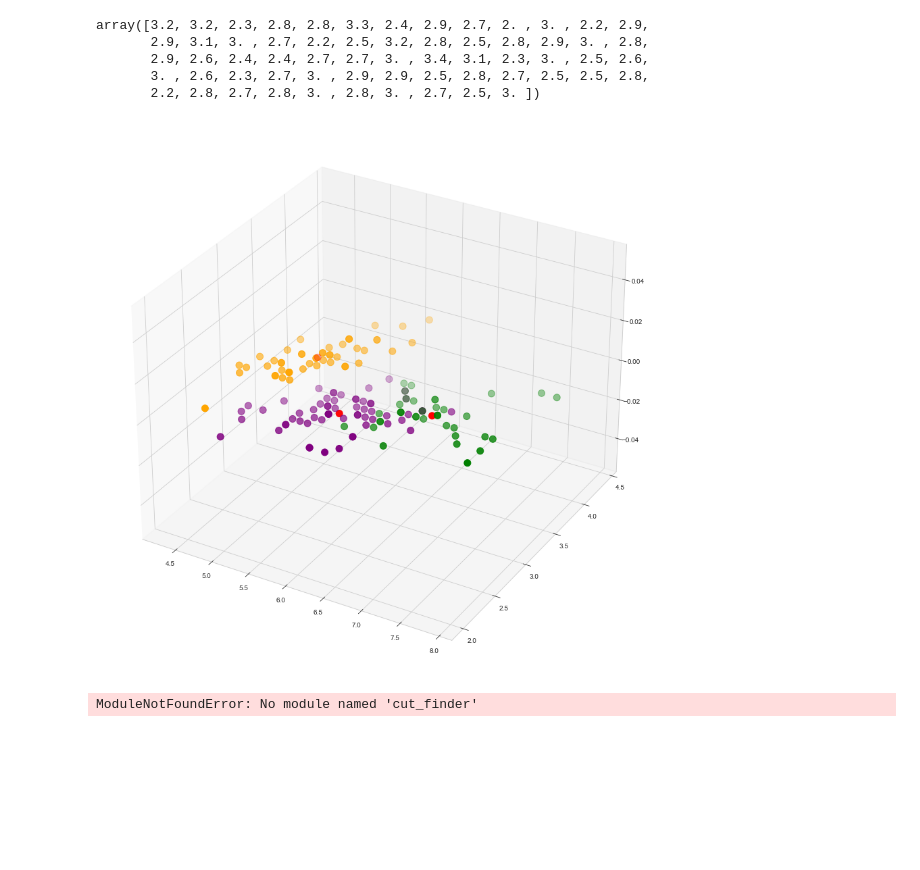
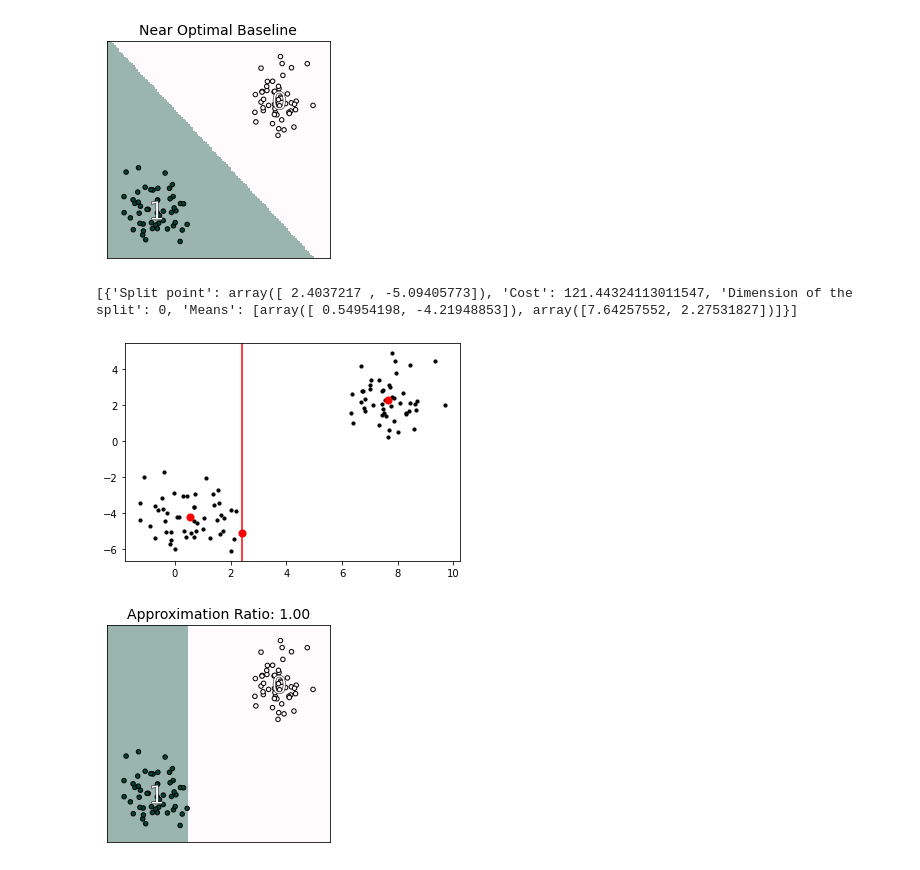
Before and after one commit to lucasximenes/improved-dollop, a Jupyter notebook: TCC/tests.ipynb, the cells around one changed output. Saved outputs shown, nothing was run; the diff lists cells and outputs as text; code cells hidden in the pictures; blank space fills up the shorter version.

Commit message:
add exkmc for comparison and complete the means clustering algorithm

```diff
--- a/TCC/tests.ipynb
+++ b/TCC/tests.ipynb
@@ -50,4 +10,0 @@ plt.show()
-# %%
-sns.set_style("whitegrid")
-sns.pairplot(iris,hue="species",height=3)
-plt.show()
@@ -71,27 +10,0 @@ plt.legend()
-# %%
-x[y_kmeans == 0, 1]
-# %% [output]
-array([3.2, 3.2, 2.3, 2.8, 2.8, 3.3, 2.4, 2.9, 2.7, 2. , 3. , 2.2, 2.9,
-       2.9, 3.1, 3. , 2.7, 2.2, 2.5, 3.2, 2.8, 2.5, 2.8, 2.9, 3. , 2.8,
-       2.9, 2.6, 2.4, 2.4, 2.7, 2.7, 3. , 3.4, 3.1, 2.3, 3. , 2.5, 2.6,
-       3. , 2.6, 2.3, 2.7, 3. , 2.9, 2.9, 2.5, 2.8, 2.7, 2.5, 2.5, 2.8,
-       2.2, 2.8, 2.7, 2.8, 3. , 2.8, 3. , 2.7, 2.5, 3. ])
-# %%
-fig = plt.figure(figsize = (15,15))
-ax = fig.add_subplot(111, projection='3d')
-plt.scatter(x[y_kmeans == 0, 0], x[y_kmeans == 0, 1], s = 100, c = 'purple', label = 'Iris-setosa')
-plt.scatter(x[y_kmeans == 1, 0], x[y_kmeans == 1, 1], s = 100, c = 'orange', label = 'Iris-versicolour')
-plt.scatter(x[y_kmeans == 2, 0], x[y_kmeans == 2, 1], s = 100, c = 'green', label = 'Iris-virginica')
-
-#Plotting the centroids of the clusters
-plt.scatter(kmeans.cluster_centers_[:, 0], kmeans.cluster_centers_[:,1], s = 100, c = 'red', label = 'Centroids')
-plt.show()
-# %% [output]
-[figure, removed]
-# %%
-from ExKMC.Tree import Tree
-from utils import calc_cost, plot_kmeans, plot_tree_boundary
-kmeans.fit(x)
-plot_kmeans(kmeans, x)
-# %% [output]
-ModuleNotFoundError: No module named 'cut_finder'
@@ -102,0 +11,19 @@ plot_tree_boundary(tree_1k, 3, x, kmeans, plot_mistakes=True)
+# %%
+n = 100
+d = 2
+k = 2
+# %%
+X, _ = make_blobs(n_samples=n, n_features=d, centers=k)
+kmeans = KMeans(k)
+kmeans.fit(X)
+
+plot_kmeans(kmeans, X)
+# %% [output]
+[figure, added]
+# %%
+teste = Mean_Split(X, dims=d, n_clusters=k)
+teste.find_all_splits()
+teste.plot_optimal_split()
+# %% [output]
+[{'Split point': array([ 2.4037217 , -5.09405773]), 'Cost': 121.44324113011547, 'Dimension of the split': 0, 'Means': [array([ 0.54954198, -4.21948853]), array([7.64257552, 2.27531827])]}]
+[figure, added]
@@ -102,0 +37,4 @@ plot_tree_boundary(tree_1k, 3, x, kmeans, plot_mistakes=True)
+# %%
+plot_tree_boundary(tree, d, X, kmeans, plot_mistakes=True)
+# %% [output]
+[figure, added]
```
Also changed, not shown: parts of 8 cells of this notebook, 18 other files.
